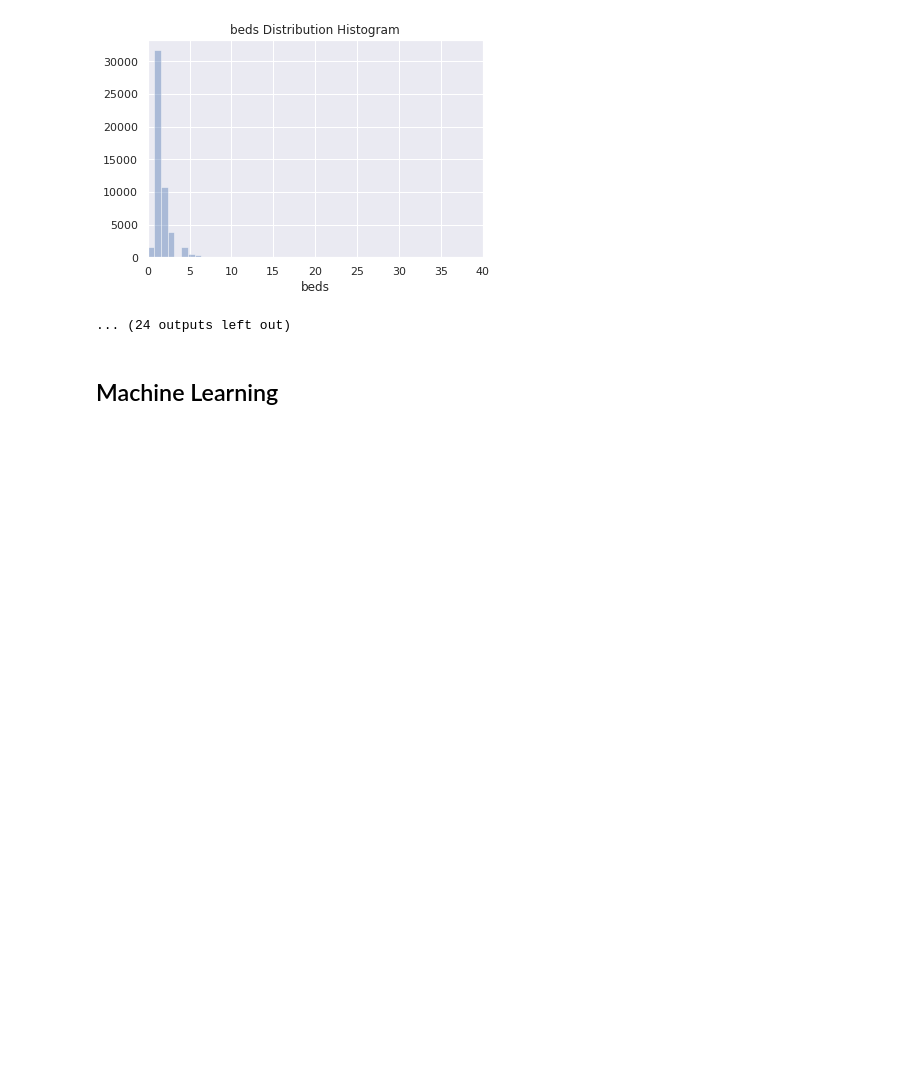
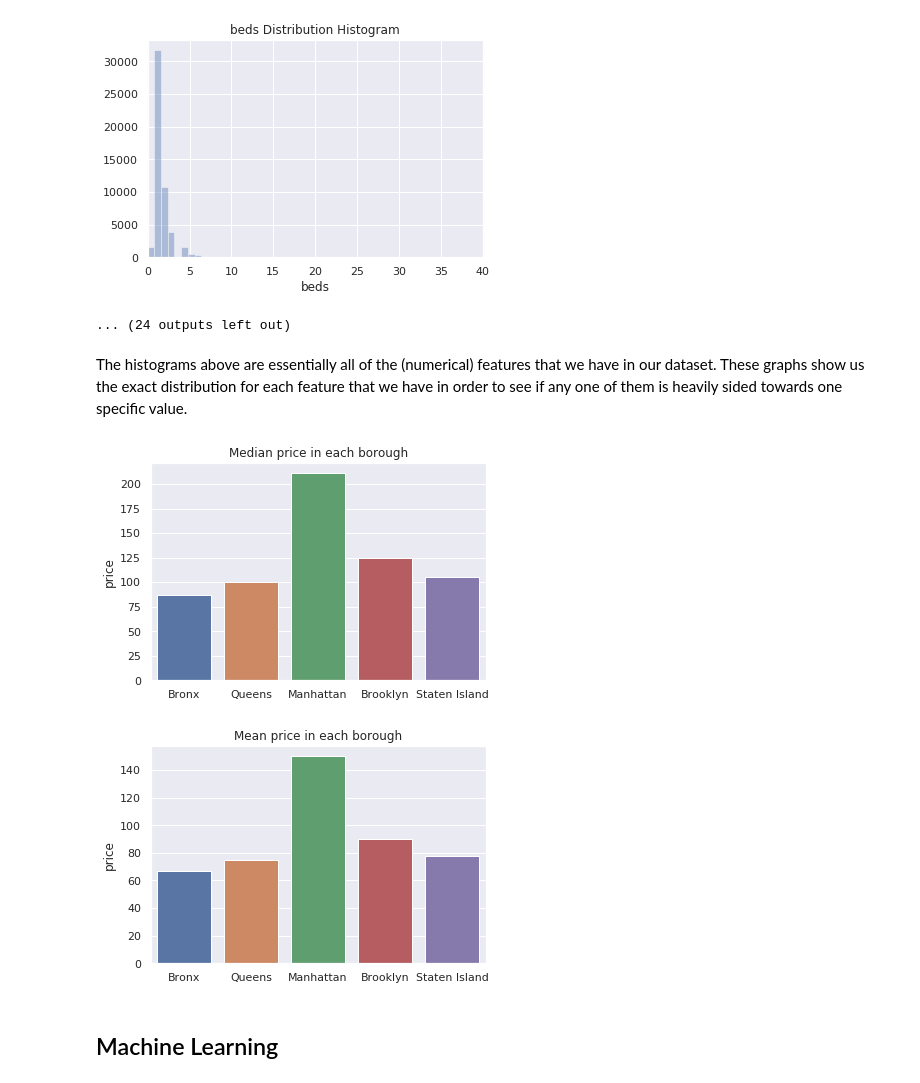
Before and after one commit to theedwinyu/Airbnb-Price-Prediction, a Jupyter notebook: Airbnb.ipynb, the cells around one changed output. Cells and saved outputs as stored; diff of their text form; code cells hidden in the pictures; blank space fills up the shorter version.

```diff
--- a/Airbnb.ipynb
+++ b/Airbnb.ipynb
@@ -261,6 +261,35 @@ hist_plots(numerical_features)
 [figure]
 [figure]
 ... (24 outputs left out)
+# %% [markdown]
+The histograms above are essentially all of the (numerical) features that we have in our dataset. These graphs show us the
+exact distribution for each feature that we have in order to see if any one of them is heavily sided towards one
+specific value.
+# %%
+boroughs = ['Bronx', 'Queens', 'Manhattan', 'Brooklyn', 'Staten Island']
+borough_average_price = {}
+borough_median_price = {}
+
+average_median = data['price'].median()
+average_mean = data['price'].mean()
+
+for borough in boroughs:
+    current_borough = data[data['neighbourhood_group_cleansed_' + str(borough)] == 1]
+    curr_mean = current_borough['price'].mean()
+    curr_median = current_borough['price'].median()
+    borough_average_price[borough] = curr_mean
+    borough_median_price[borough] = curr_median
+
+sns.barplot(list(borough_average_price.keys()), list(borough_average_price.values())).set(ylabel='price',
+                                                                                        title='Median price in each borough')
+plt.show()
+
+sns.barplot(list(borough_median_price.keys()), list(borough_median_price.values())).set(ylabel='price',
+                                                                                       title='Mean price in each borough')
+plt.show()
+# %% [output]
+[figure, added]
+[figure, added]
 # %% [markdown]
 ## Machine Learning
 # %% [markdown]
```
Also changed, not shown: parts of 4 cells of this notebook.
